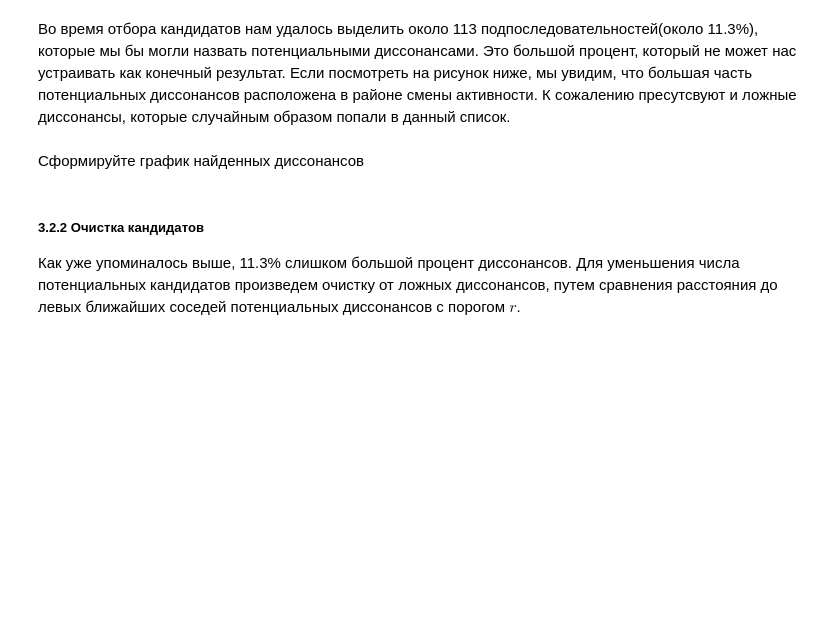
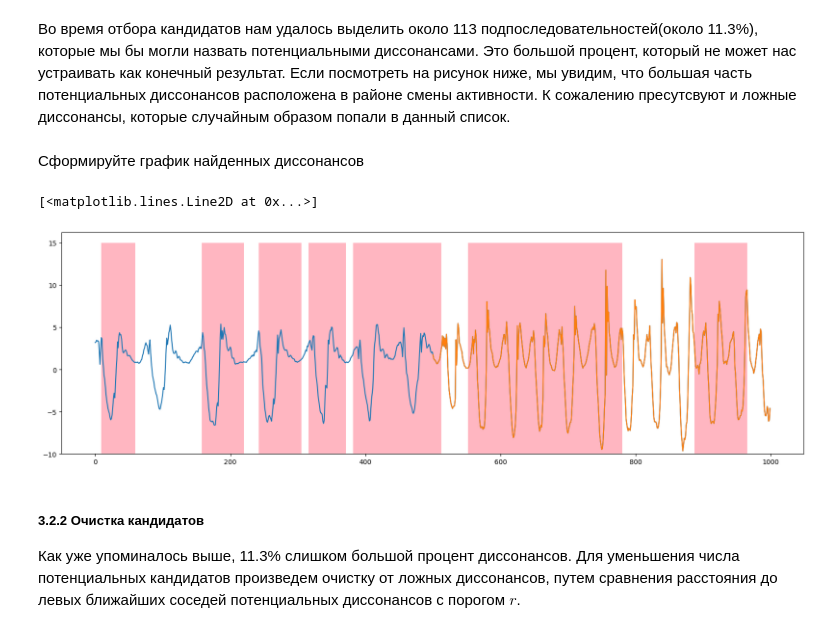
Before and after one commit to Miansvi/2023-Sviridov-TimeSeriesCourse, a Jupyter notebook: practice/03 Discords/03 Discords.ipynb, the cells around one changed output. Saved outputs shown, nothing was run; the diff lists cells and outputs as text; code cells hidden in the pictures; blank space fills up the shorter version.

```diff
--- a/practice/03 Discords/03 Discords.ipynb
+++ b/practice/03 Discords/03 Discords.ipynb
@@ -252,7 +276,13 @@ print(f'{len(cand_index)} {len(cand_index)/len(data)*100} %')
 # %% [markdown]
 Сформируйте график найденных диссонансов
 # %%
-# INSERT YOUR CODE
+fig, ax = plt.subplots(figsize=(20,6),ncols=1,nrows=1)
+rects = plt.bar(cand_index, height = 25, bottom = -10, width = m, color = 'lightpink')
+plt.plot(data[:])
+plt.plot(np.arange(data.shape[0]//2,data.shape[0]),data[data.shape[0]//2:])
+# %% [output]
+[<matplotlib.lines.Line2D at 0x...>]
+[figure, added]
 # %% [markdown]
 ##### 3.2.2 Очистка кандидатов
 Как уже упоминалось выше, 11.3% слишком большой процент диссонансов.
```
Also changed, not shown: parts of 14 cells of this notebook.
